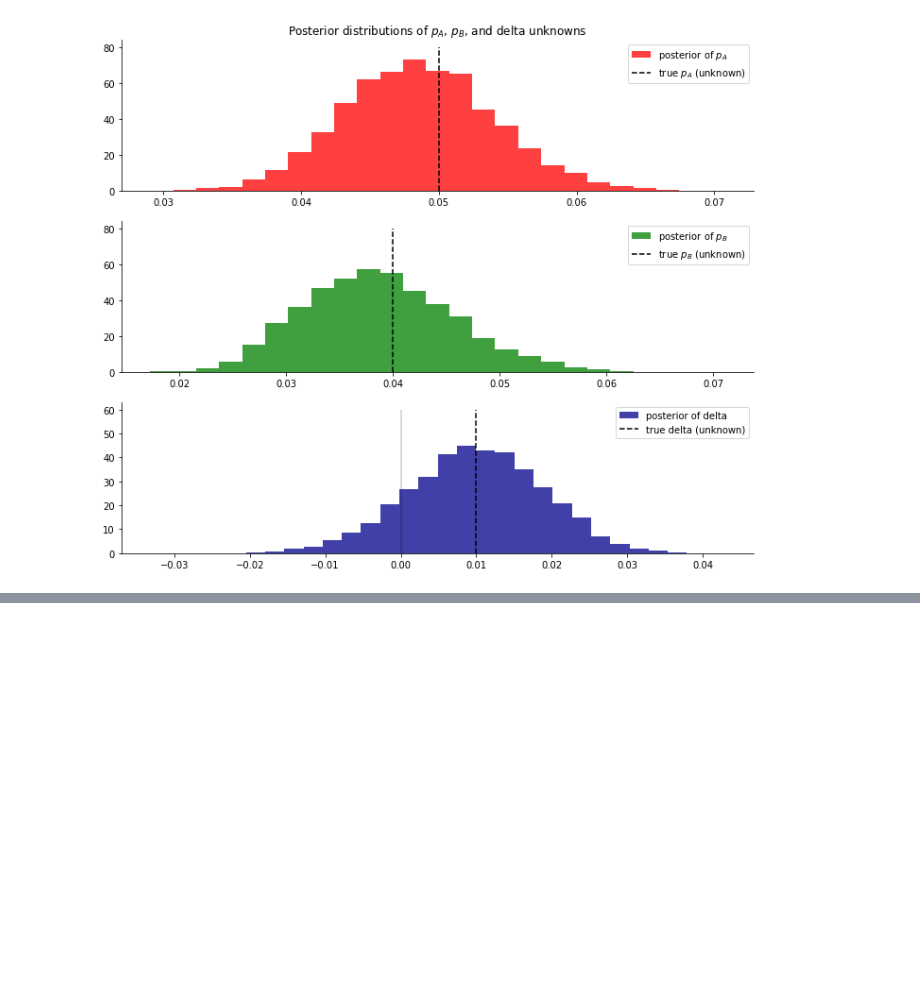
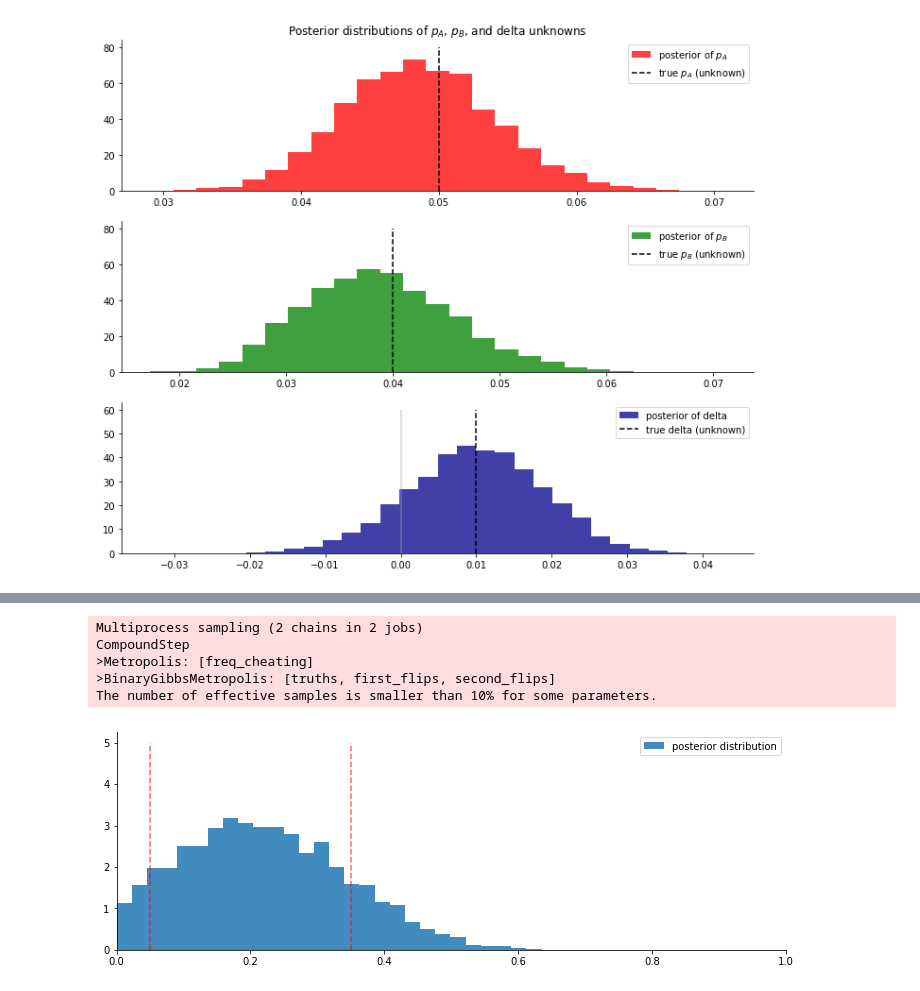
Before and after one commit to rmania/datascience, a Jupyter notebook: ml_models/2_0_Bayesian_models.ipynb, the cells around one changed output, grey strips where cells are left out. Drawn from its saved outputs; the diff is of its cells as text; code cells hidden in the pictures; blank space fills up the shorter version.

```diff
--- a/ml_models/2_0_Bayesian_models.ipynb
+++ b/ml_models/2_0_Bayesian_models.ipynb
@@ -443,0 +472,27 @@ for i, x in enumerate(ax.ravel()):
+# %%
+N = 100
+with pm.Model() as model:
+    p = pm.Uniform("freq_cheating", 0, 1)
+
+# data-generation model
+with model:
+    true_answers = pm.Bernoulli('truths', p, shape=N,
+                                testval = np.random.binomial(1, 0.5, N))
+
+# next step that occurs is the first coin-flip each student makes.
+# This can be modeled again by sampling 100 Bernoulli random variables with $p=1/2$
+with model:
+    first_coin_flips = pm.Bernoulli('first_flips', 0.5, shape=N,
+                                   testval = np.random.binomial(1, 0.5, N))
+
+# Although not everyone flips 2nd time, we can still model the possible
+# realization of 2nd coin-flips:
+with model:
+    second_coin_flips = pm.Bernoulli("second_flips", 0.5, shape=N,
+                                     testval=np.random.binomial(1, 0.5, N))
+
+# Using these variables, we can return a possible realization of the
+# observed proportion of "Yes" responses by using a PyMC3 deterministic variable
+with model:
+    val = first_coin_flips*true_answers + (1 - first_coin_flips)*second_coin_flips
+    observed_proportion = pm.Deterministic("observed_proportion", tt.sum(val)/float(N))
@@ -443,0 +508,24 @@ for i, x in enumerate(ax.ravel()):
+# %%
+# add variables to Model container and run algorithm (TAKES LONG TIME!!)
+with model:
+    step = pm.Metropolis(vars=[p])
+    trace = pm.sample(40000, step=step)
+    burned_trace = trace[15000:]
+# %% [output]
+Multiprocess sampling (2 chains in 2 jobs)
+CompoundStep
+>Metropolis: [freq_cheating]
+>BinaryGibbsMetropolis: [truths, first_flips, second_flips]
+The number of effective samples is smaller than 10% for some parameters.
+# %%
+fig, ax = plt.subplots(figsize=[12,4])
+
+p_trace = burned_trace["freq_cheating"][15000:]
+ax.hist(p_trace, histtype="stepfilled", density=True, alpha=0.85, bins=30,
+       label="posterior distribution")
+ax.vlines([.05, .35], [0, 0], [5, 5], linestyle= '--', alpha=0.6, color='red')
+ax.set(xlim = (0, 1))
+_ = ax.legend(loc='best')
+remove_borders(ax)
+# %% [output]
+[figure, added]
```
Also changed, not shown: parts of 7 cells of this notebook.
